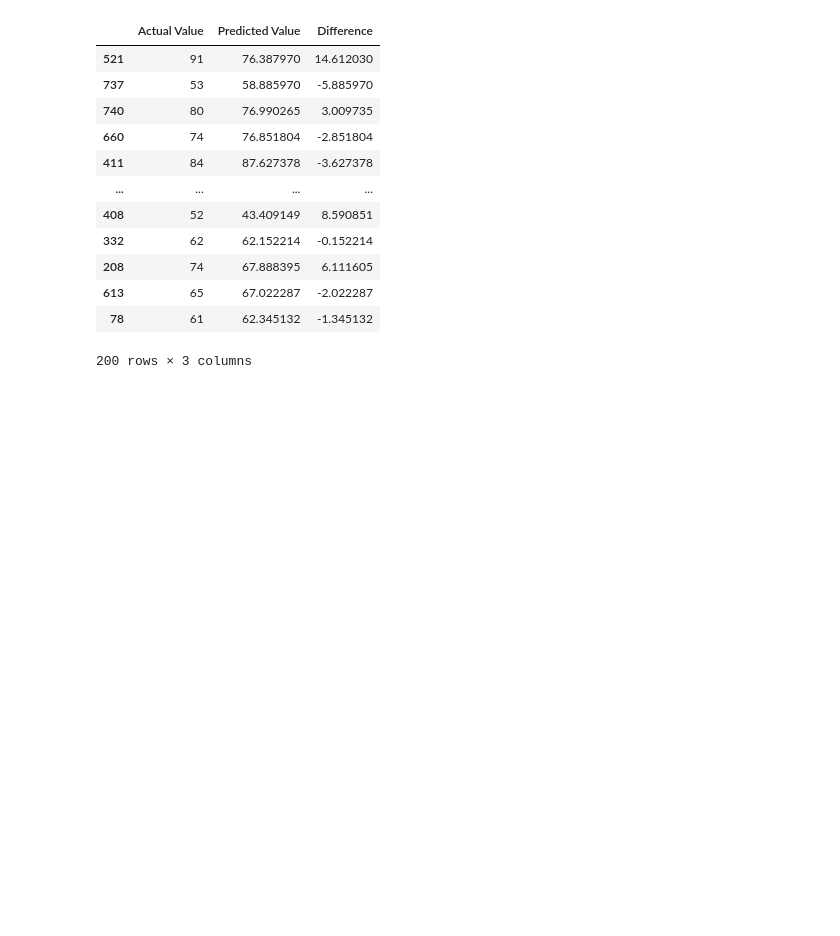
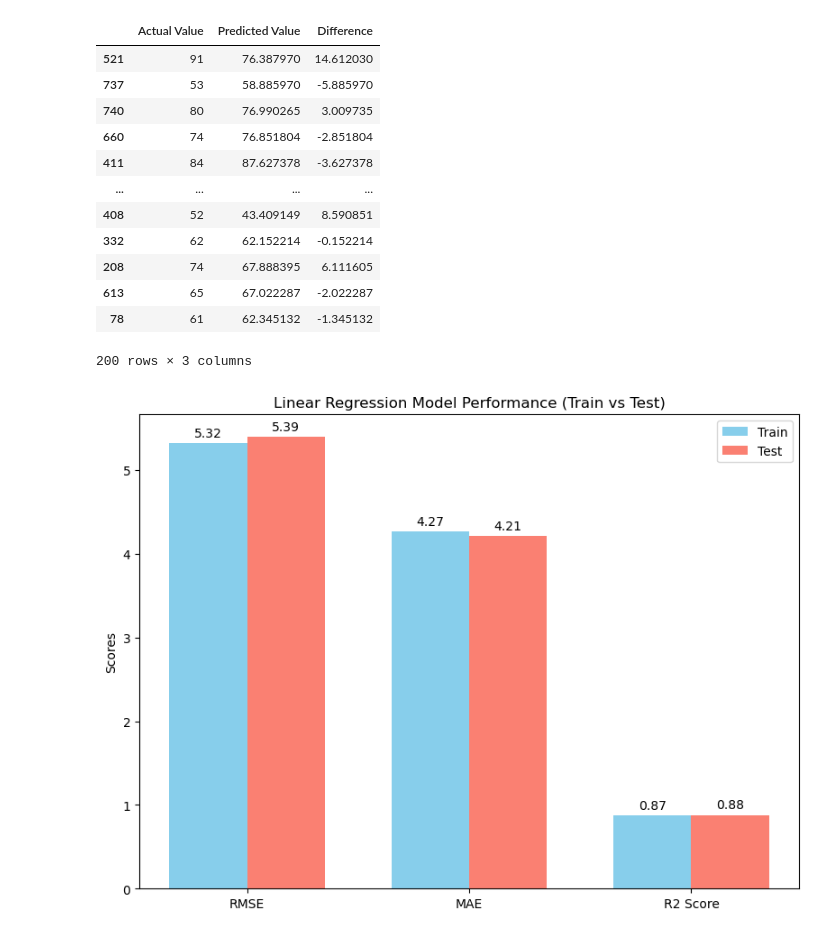
Before and after one commit to Shravan4598/Student-Performance-Indicator, a Jupyter notebook: notebook/MODEL TRAINER.ipynb, the cells around one changed output. Cells and saved outputs as stored; diff of their text form; code cells hidden in the pictures; blank space fills up the shorter version.

```diff
--- a/notebook/MODEL TRAINER.ipynb
+++ b/notebook/MODEL TRAINER.ipynb
@@ -269,3 +269,46 @@ pred_df
 | 613 | 65 | 67.022287 | -2.022287 |
 | 78 | 61 | 62.345132 | -1.345132 |
 200 rows × 3 columns
+# %%
+import matplotlib.pyplot as plt
+import numpy as np
+
+# Metrics for Linear Regression
+metrics = {
+    "RMSE": {"Train": 5.3231, "Test": 5.3940},
+    "MAE": {"Train": 4.2667, "Test": 4.2148},
+    "R2 Score": {"Train": 0.8743, "Test": 0.8804}
+}
+
+# Create bar chart
+labels = list(metrics.keys())
+train_scores = [metrics[m]["Train"] for m in labels]
+test_scores = [metrics[m]["Test"] for m in labels]
+
+x = np.arange(len(labels))
+width = 0.35
+
+fig, ax = plt.subplots(figsize=(8, 6))
+train_bars = ax.bar(x - width/2, train_scores, width, label="Train", color="skyblue")
+test_bars = ax.bar(x + width/2, test_scores, width, label="Test", color="salmon")
+
+# Add labels and title
+ax.set_ylabel("Scores")
+ax.set_title("Linear Regression Model Performance (Train vs Test)")
+ax.set_xticks(x)
+ax.set_xticklabels(labels)
+ax.legend()
+
+# Annotate bars with values
+for bar in train_bars + test_bars:
+    height = bar.get_height()
+    ax.annotate(f'{height:.2f}',
+                xy=(bar.get_x() + bar.get_width() / 2, height),
+                xytext=(0, 3),  # offset
+                textcoords="offset points",
+                ha="center", va="bottom")
+
+plt.tight_layout()
+plt.show()
+# %% [output]
+[figure, added]
```
Also changed, not shown: parts of 1 cell of this notebook, 3 other files.
